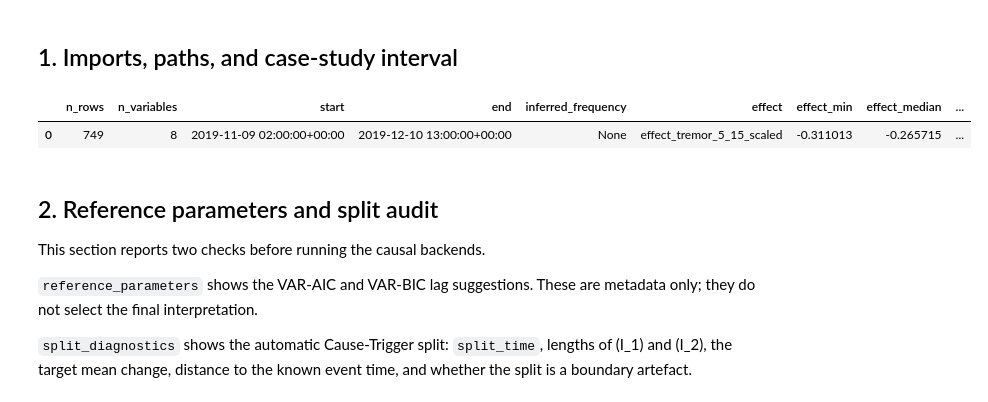
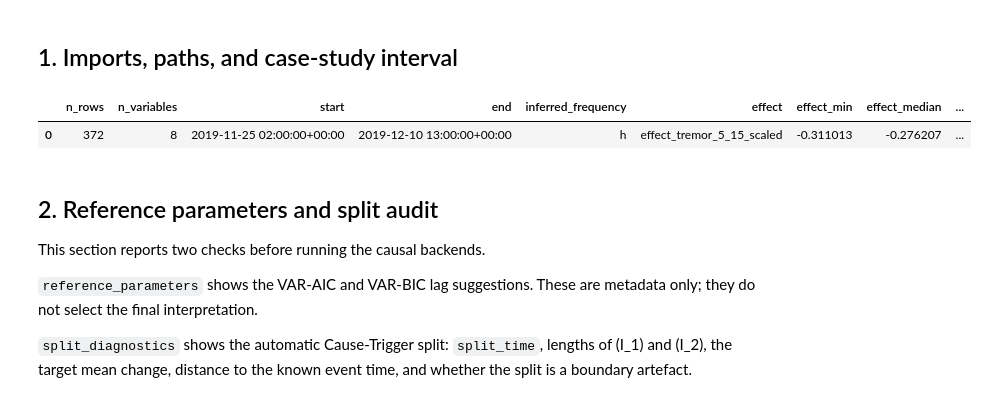
Before and after one commit to alectois/Distinguishing-Causes-and-Triggers-in-Volcanic-and-Seismic-Processes, a Jupyter notebook: notebooks/whakaari_cause_trigger.ipynb, the cells around one changed output. Saved outputs shown, nothing was run; the diff lists cells and outputs as text; code cells hidden in the pictures.

```diff
--- a/notebooks/whakaari_cause_trigger.ipynb
+++ b/notebooks/whakaari_cause_trigger.ipynb
@@ -51,24 +48,24 @@ from cause_trigger_whakaari import (
 WHAKAARI_PATH = DATA_DIR / "whakaari_final.csv"
 EVENT_TIME = pd.Timestamp("2019-12-09 01:11:00", tz="UTC")
 # %%
-CASE_PRE_DAYS = 30
+CASE_PRE_DAYS = 14
 CASE_POST_HOURS = 36
 MIN_I1_LENGTH = 48
 MIN_I2_LENGTH = 30
 MAX_LAGS = 12
 
 X_full = load_model_frame(WHAKAARI_PATH)
 X = case_study_interval(
     X_full,
     EVENT_TIME,
     pre_days=CASE_PRE_DAYS,
     post_hours=CASE_POST_HOURS,
 )
 
 display(pd.DataFrame([model_overview(X, EFFECT)]))
 # %% [output]
 |  | n_rows | n_variables | start | end | inferred_frequency | effect | effect_min | effect_median | ... |
-| 0 | 749 | 8 | 2019-11-09 02:00:00+00:00 | 2019-12-10 13:00:00+00:00 | None | effect_tremor_5_15_scaled | -0.311013 | -0.265715 | ... |
+| 0 | 372 | 8 | 2019-11-25 02:00:00+00:00 | 2019-12-10 13:00:00+00:00 | h | effect_tremor_5_15_scaled | -0.311013 | -0.276207 | ... |
 # %% [markdown]
 ## 2. Reference parameters and split audit
 
```
Also changed, not shown: parts of 6 cells of this notebook, 26 other files.
